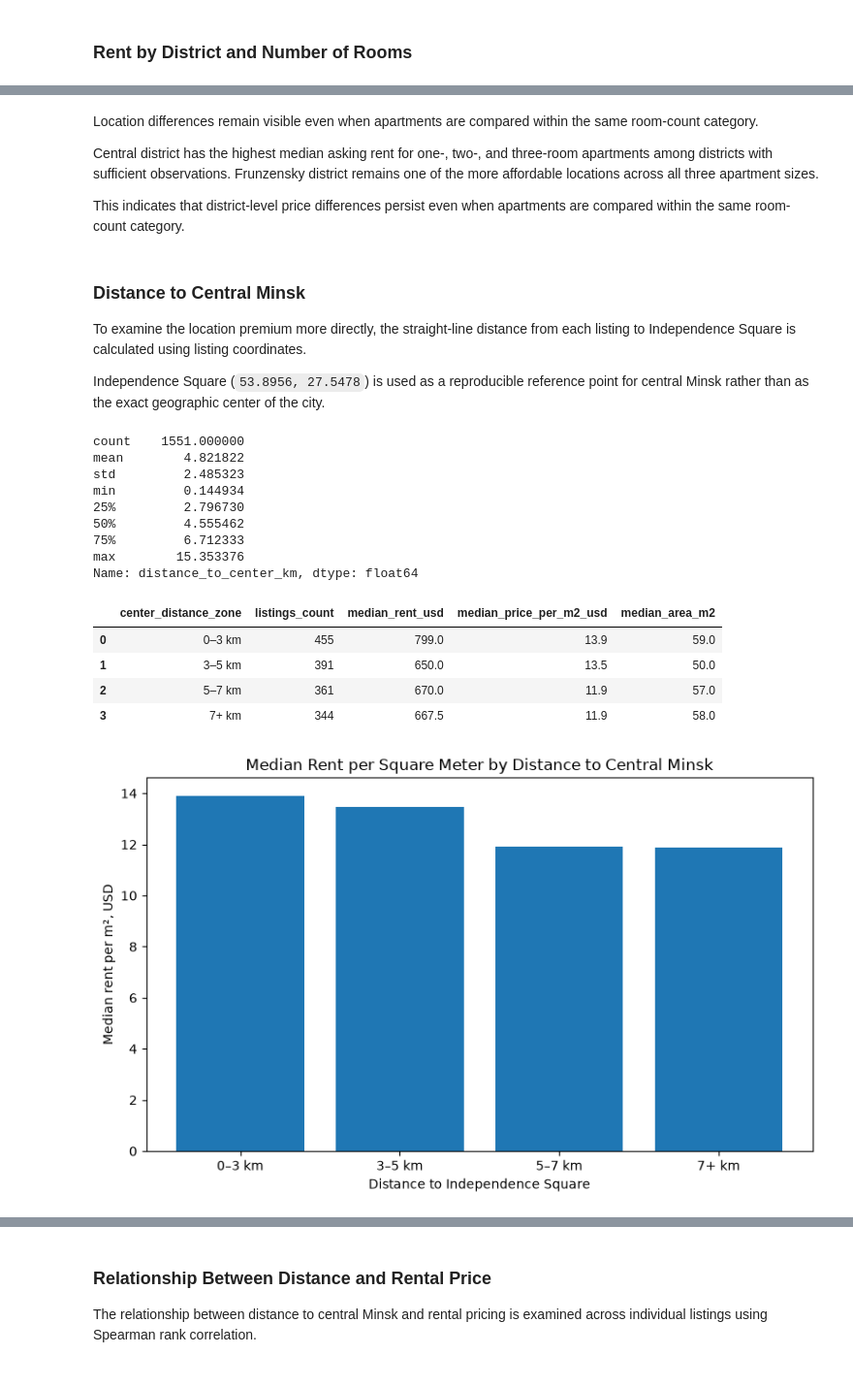
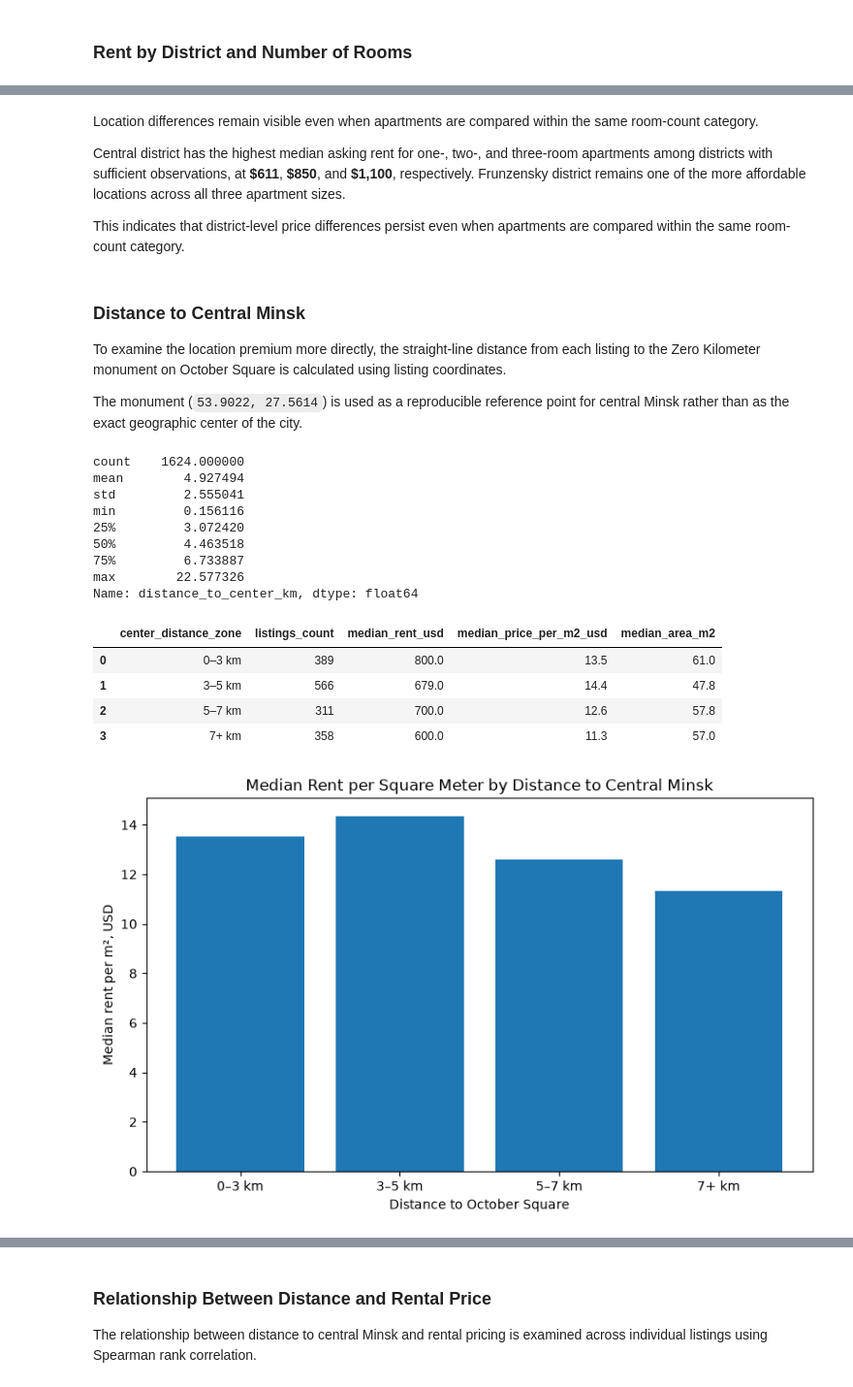
Before and after one commit to nikolaitolmachev/minsk-rental-market-analysis, a Jupyter notebook: minsk_rental_market_analysis.ipynb, the cells around one changed output, grey strips where cells are left out. Shown at 97% size. Saved outputs shown, nothing was run; the diff lists cells and outputs as text; code cells hidden in the pictures.

Commit message:
feat: update October rental analysis and central reference point

```diff
--- a/minsk_rental_market_analysis.ipynb
+++ b/minsk_rental_market_analysis.ipynb
@@ -21,8 +21,8 @@ import matplotlib.pyplot as plt
 
 DATA_DIR = Path("data")
 
-listings = pd.read_csv(DATA_DIR / "listings_2026-09-05.csv")
-price_history = pd.read_csv(DATA_DIR / "price_history_2026-09-05.csv")
+listings = pd.read_csv(DATA_DIR / "listings_2026-10-28.csv")
+price_history = pd.read_csv(DATA_DIR / "price_history_2026-10-28.csv")
 
 print("Listings shape:", listings.shape)
 print("Price history shape:", price_history.shape)
@@ -968,21 +976,21 @@ plt.show()
 # %% [markdown]
 Location differences remain visible even when apartments are compared within the same room-count category.
 
-Central district has the highest median asking rent for one-, two-, and three-room apartments among districts with sufficient observations. Frunzensky district remains one of the more affordable locations across all three apartment sizes.
+Central district has the highest median asking rent for one-, two-, and three-room apartments among districts with sufficient observations, at **\$611**, **\$850**, and **\$1,100**, respectively. Frunzensky district remains one of the more affordable locations across all three apartment sizes.
 
 This indicates that district-level price differences persist even when apartments are compared within the same room-count category.
 # %% [markdown]
 ### Distance to Central Minsk
 
-To examine the location premium more directly, the straight-line distance from each listing to Independence Square is calculated using listing coordinates.
+To examine the location premium more directly, the straight-line distance from each listing to the Zero Kilometer monument on October Square is calculated using listing coordinates.
 
-Independence Square (`53.8956, 27.5478`) is used as a reproducible reference point for central Minsk rather than as the exact geographic center of the city.
+The monument (`53.9022, 27.5614`) is used as a reproducible reference point for central Minsk rather than as the exact geographic center of the city.
 # %%
 from math import asin, cos, radians, sin, sqrt
 
 
-CENTER_LAT = 53.8956
-CENTER_LON = 27.5478
+CENTER_LAT = 53.9022
+CENTER_LON = 27.5614
 
 
 def haversine_distance_km(lat, lon, center_lat=CENTER_LAT, center_lon=CENTER_LON):
@@ -1014,14 +1022,14 @@ listings["distance_to_center_km"] = listings.apply(
 
 listings["distance_to_center_km"].describe()
 # %% [output]
-count    1551.000000
-mean        4.821822
-std         2.485323
-min         0.144934
-25%         2.796730
-50%         4.555462
-75%         6.712333
-max        15.353376
+count    1624.000000
+mean        4.927494
+std         2.555041
+min         0.156116
+25%         3.072420
+50%         4.463518
+75%         6.733887
+max        22.577326
 Name: distance_to_center_km, dtype: float64
 # %%
 listings["center_distance_zone"] = pd.cut(
@@ -1053,24 +1061,24 @@ distance_summary = (
 distance_summary.round(1)
 # %% [output]
 |  | center_distance_zone | listings_count | median_rent_usd | median_price_per_m2_usd | median_area_m2 |
-| 0 | 0–3 km | 455 | 799.0 | 13.9 | 59.0 |
-| 1 | 3–5 km | 391 | 650.0 | 13.5 | 50.0 |
-| 2 | 5–7 km | 361 | 670.0 | 11.9 | 57.0 |
-| 3 | 7+ km | 344 | 667.5 | 11.9 | 58.0 |
+| 0 | 0–3 km | 389 | 800.0 | 13.5 | 61.0 |
+| 1 | 3–5 km | 566 | 679.0 | 14.4 | 47.8 |
+| 2 | 5–7 km | 311 | 700.0 | 12.6 | 57.8 |
+| 3 | 7+ km | 358 | 600.0 | 11.3 | 57.0 |
 # %%
 _, ax = plt.subplots(figsize=(8, 5))
 
 ax.bar(
     distance_summary["center_distance_zone"].astype(str),
     distance_summary["median_price_per_m2_usd"],
 )
 
 ax.set_title("Median Rent per Square Meter by Distance to Central Minsk")
-ax.set_xlabel("Distance to Independence Square")
+ax.set_xlabel("Distance to October Square")
 ax.set_ylabel("Median rent per m², USD")
 
 plt.tight_layout()
 plt.show()
 # %% [output]
-[figure, old version]
+[figure, new version]
 # %% [markdown]
```
Also changed, not shown: parts of 59 cells of this notebook, 2 other files.
